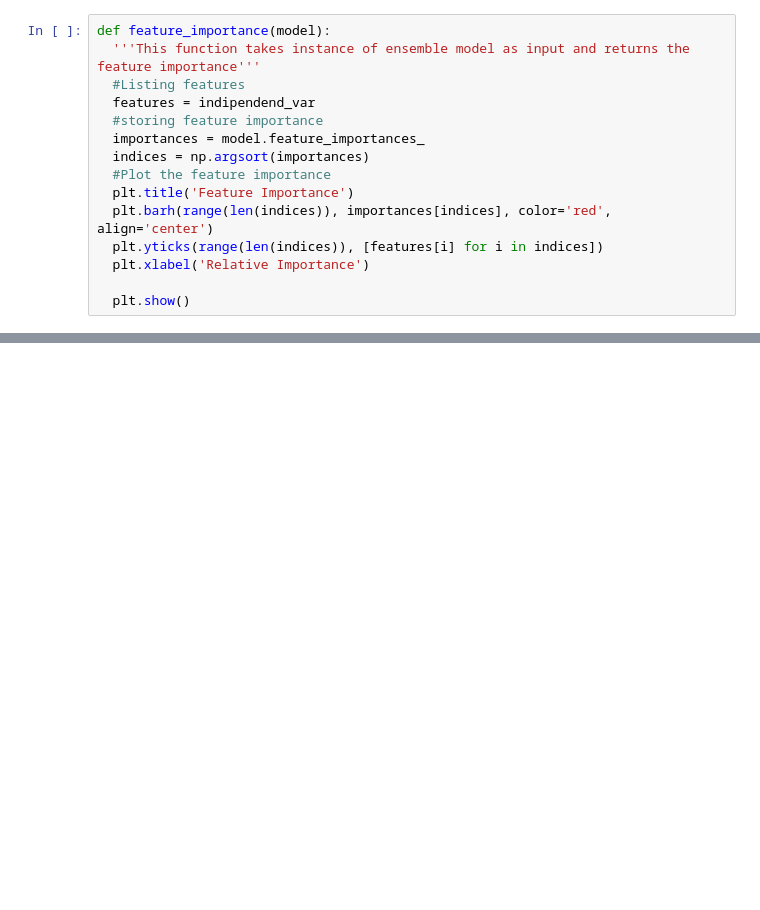
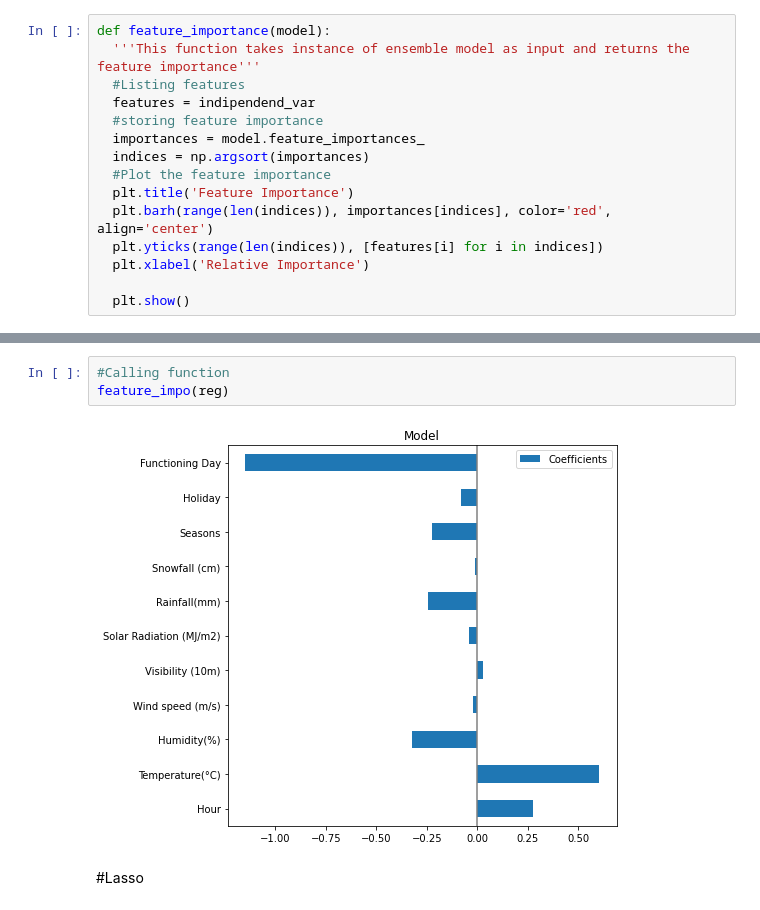
Before and after one commit to manjusreekc/Regression-Bike-Sharing-Demand-Prediction., a Jupyter notebook: Regression_Bike_Sharing_Demand_Prediction_Capstone_Project.ipynb, the cells around one changed output, grey strips where cells are left out. Drawn from its saved outputs; the diff is of its cells as text; blank space fills up the shorter version.

```diff
--- a/Regression_Bike_Sharing_Demand_Prediction_Capstone_Project.ipynb
+++ b/Regression_Bike_Sharing_Demand_Prediction_Capstone_Project.ipynb
@@ -513,0 +584,7 @@ def feature_importance(model):
+# %%
+#Calling function
+feature_impo(reg)
+# %% [output]
+[figure, added]
+# %% [markdown]
+#Lasso
```
Also changed, not shown: parts of 28 cells of this notebook.
